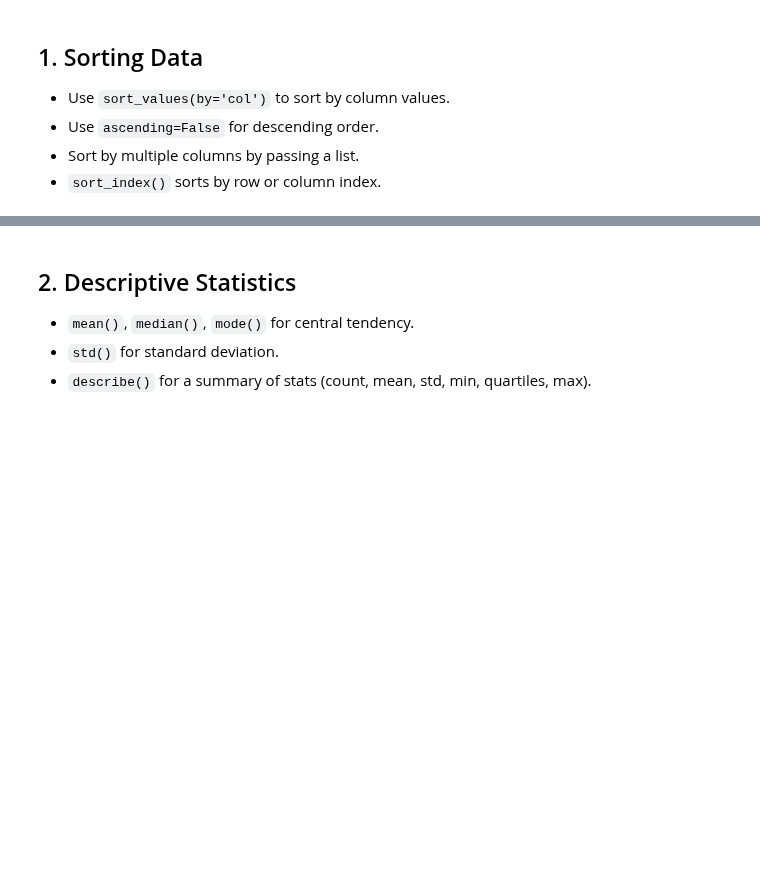
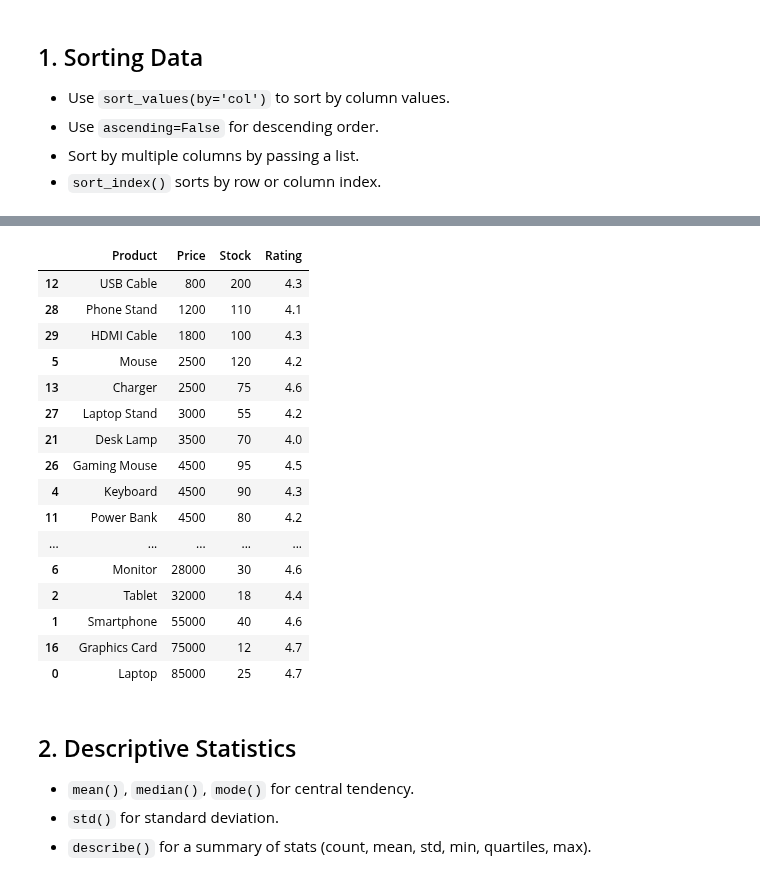
Before and after one commit to Nitish631/sheryansDatascience, a Jupyter notebook: CHAPTER4/Pandas_Class5.ipynb, the cells around one changed output, grey strips where cells are left out. Drawn from its saved outputs; the diff is of its cells as text; code cells hidden in the pictures; blank space fills up the shorter version.

```diff
--- a/CHAPTER4/Pandas_Class5.ipynb
+++ b/CHAPTER4/Pandas_Class5.ipynb
@@ -10,3 +93,23 @@ Welcome to **Class 5** of our Pandas series. Today we’ll learn how to sort dat
+# %%
+df.sort_values(by=["Price","Stock"],ascending=[True,False])
+# %% [output]
+|  | Product | Price | Stock | Rating |
+| 12 | USB Cable | 800 | 200 | 4.3 |
+| 28 | Phone Stand | 1200 | 110 | 4.1 |
+| 29 | HDMI Cable | 1800 | 100 | 4.3 |
+| 5 | Mouse | 2500 | 120 | 4.2 |
+| 13 | Charger | 2500 | 75 | 4.6 |
+| 27 | Laptop Stand | 3000 | 55 | 4.2 |
+| 21 | Desk Lamp | 3500 | 70 | 4.0 |
+| 26 | Gaming Mouse | 4500 | 95 | 4.5 |
+| 4 | Keyboard | 4500 | 90 | 4.3 |
+| 11 | Power Bank | 4500 | 80 | 4.2 |
+| ... | ... | ... | ... | ... |
+| 6 | Monitor | 28000 | 30 | 4.6 |
+| 2 | Tablet | 32000 | 18 | 4.4 |
+| 1 | Smartphone | 55000 | 40 | 4.6 |
+| 16 | Graphics Card | 75000 | 12 | 4.7 |
+| 0 | Laptop | 85000 | 25 | 4.7 |
 # %% [markdown]
 ## 2. Descriptive Statistics
 - `mean()`, `median()`, `mode()` for central tendency.
```
Also changed, not shown: parts of 17 cells of this notebook.
